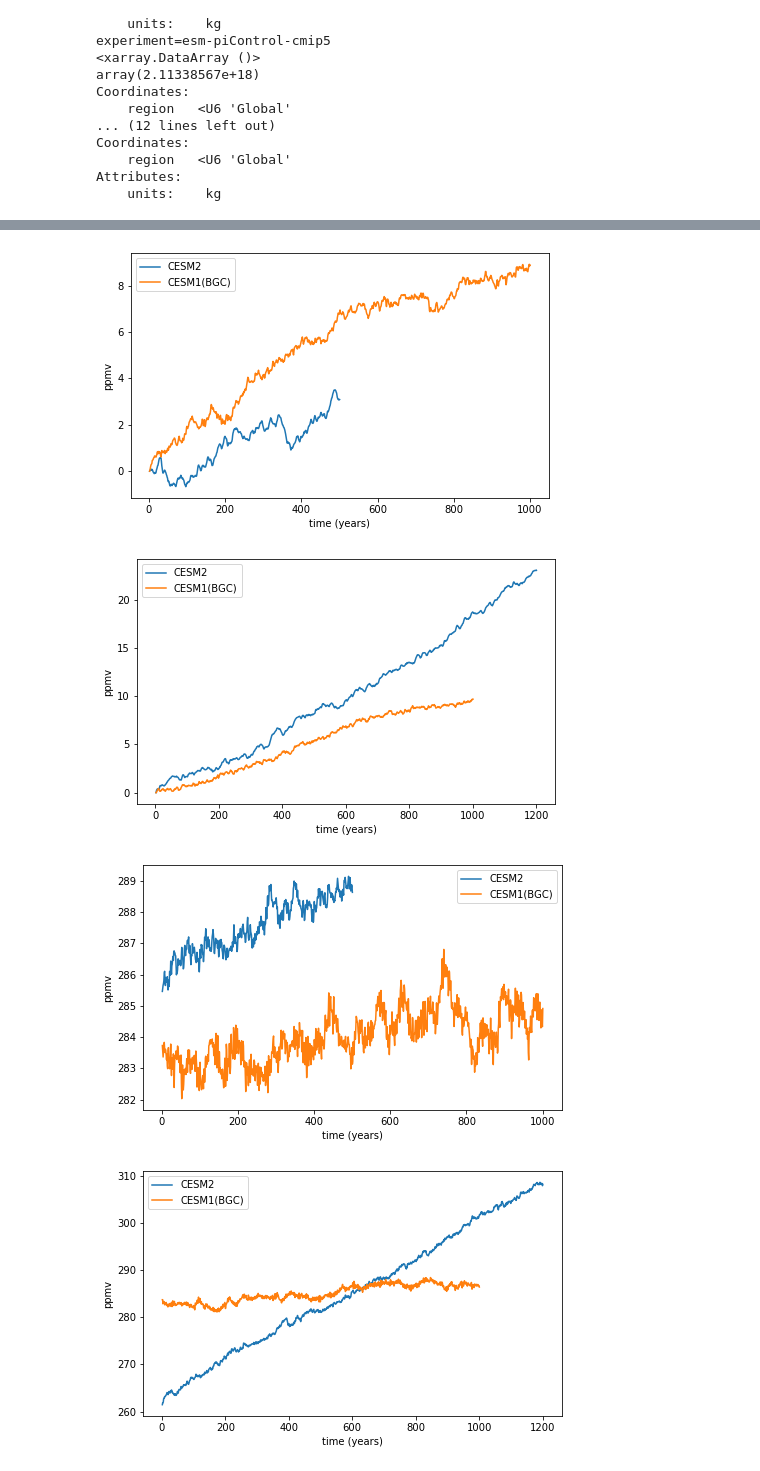
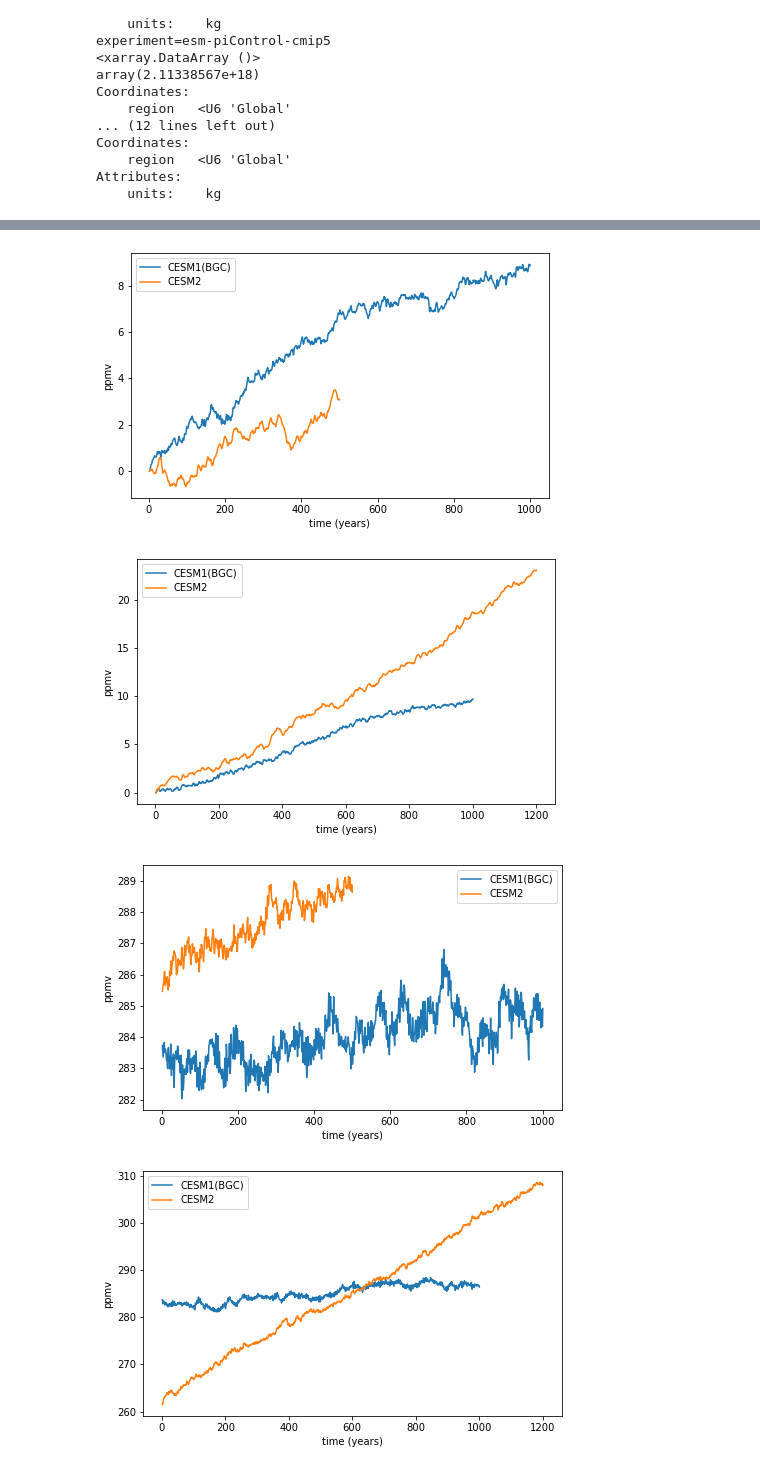
Before and after one commit to klindsay28/CESM2_coup_carb_cycle_JAMES, a Jupyter notebook: CO2_esm-piControl.ipynb, the cells around one changed output, grey strips where cells are left out. Cells and saved outputs as stored; diff of their text form; code cells hidden in the pictures.

```diff
--- a/CO2_esm-piControl.ipynb
+++ b/CO2_esm-piControl.ipynb
@@ -88,17 +88,17 @@ plot_1var('CO2_LND_BOT', [ds_dict['piControl'], ds_dict['piControl-cmip5']],
 # %%
-plot_1var('CO2_OCN_BOT', [ds_dict['esm-piControl'], ds_dict['esm-piControl-cmip5']],
-          ['CESM2', 'CESM1(BGC)'], figsize=(7.5,4.5))
-plot_1var('CO2_OCN_BOT', [ds_dict['piControl'], ds_dict['piControl-cmip5']],
-          ['CESM2', 'CESM1(BGC)'], figsize=(7.5,4.5))
+plot_1var('CO2_OCN_BOT', [ds_dict['esm-piControl-cmip5'], ds_dict['esm-piControl']],
+          ['CESM1(BGC)', 'CESM2'], figsize=(7.5,4.5))
+plot_1var('CO2_OCN_BOT', [ds_dict['piControl-cmip5'], ds_dict['piControl']],
+          ['CESM1(BGC)', 'CESM2'], figsize=(7.5,4.5));
 # %% [output]
-[figure, old version]
+[figure, new version]
-[figure, old version]
+[figure, new version]
 # %%
-plot_1var('TMCO2_ppmv', [ds_dict['esm-piControl'], ds_dict['esm-piControl-cmip5']],
-          ['CESM2', 'CESM1(BGC)'], figsize=(7.5,4.5), fname='TMCO2_esm-piControl.pdf')
-plot_1var('TMCO2_ppmv', [ds_dict['piControl'], ds_dict['piControl-cmip5']],
-          ['CESM2', 'CESM1(BGC)'], figsize=(7.5,4.5))
+plot_1var('TMCO2_ppmv', [ds_dict['esm-piControl-cmip5'], ds_dict['esm-piControl']],
+          ['CESM1(BGC)', 'CESM2'], figsize=(7.5,4.5), fname='TMCO2_esm-piControl.pdf')
+plot_1var('TMCO2_ppmv', [ds_dict['piControl-cmip5'], ds_dict['piControl']],
+          ['CESM1(BGC)', 'CESM2'], figsize=(7.5,4.5));
 # %% [output]
-[figure, old version]
+[figure, new version]
-[figure, old version]
+[figure, new version]
 # %%
```
Also changed, not shown: parts of 4 cells of this notebook, 6 other files.
